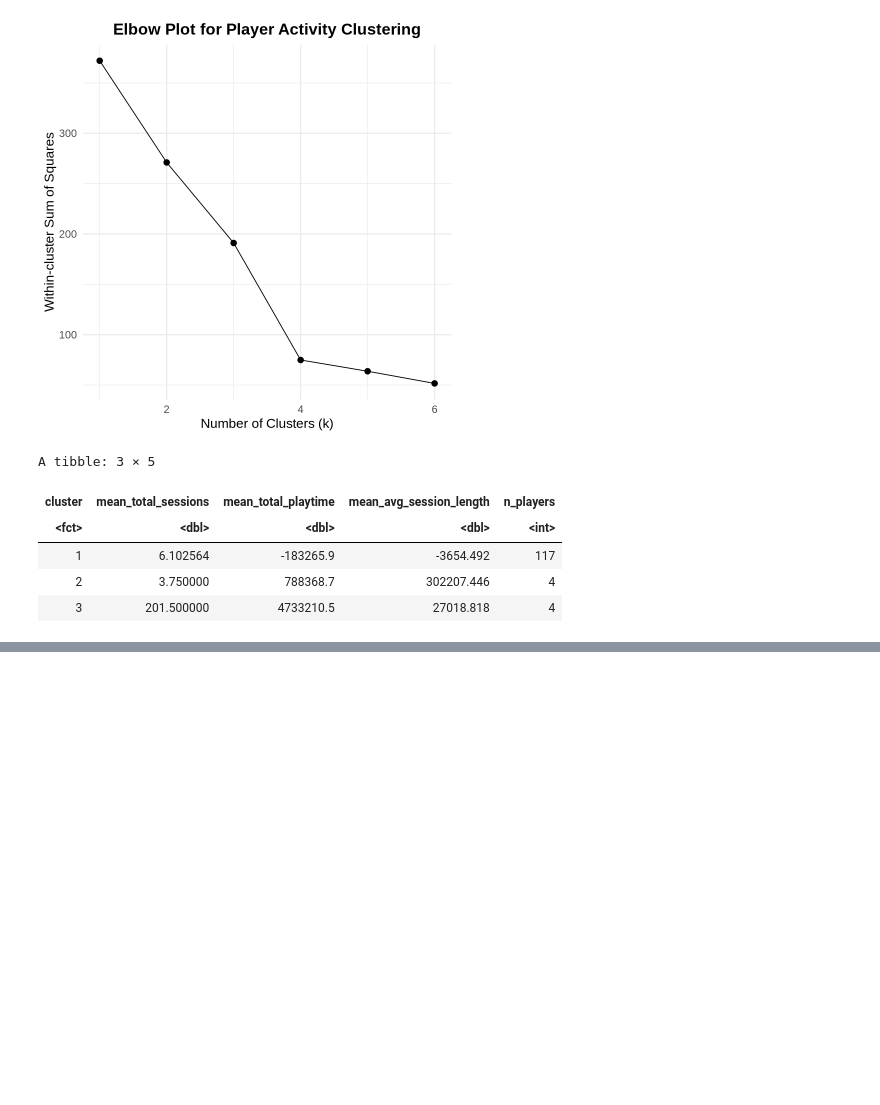
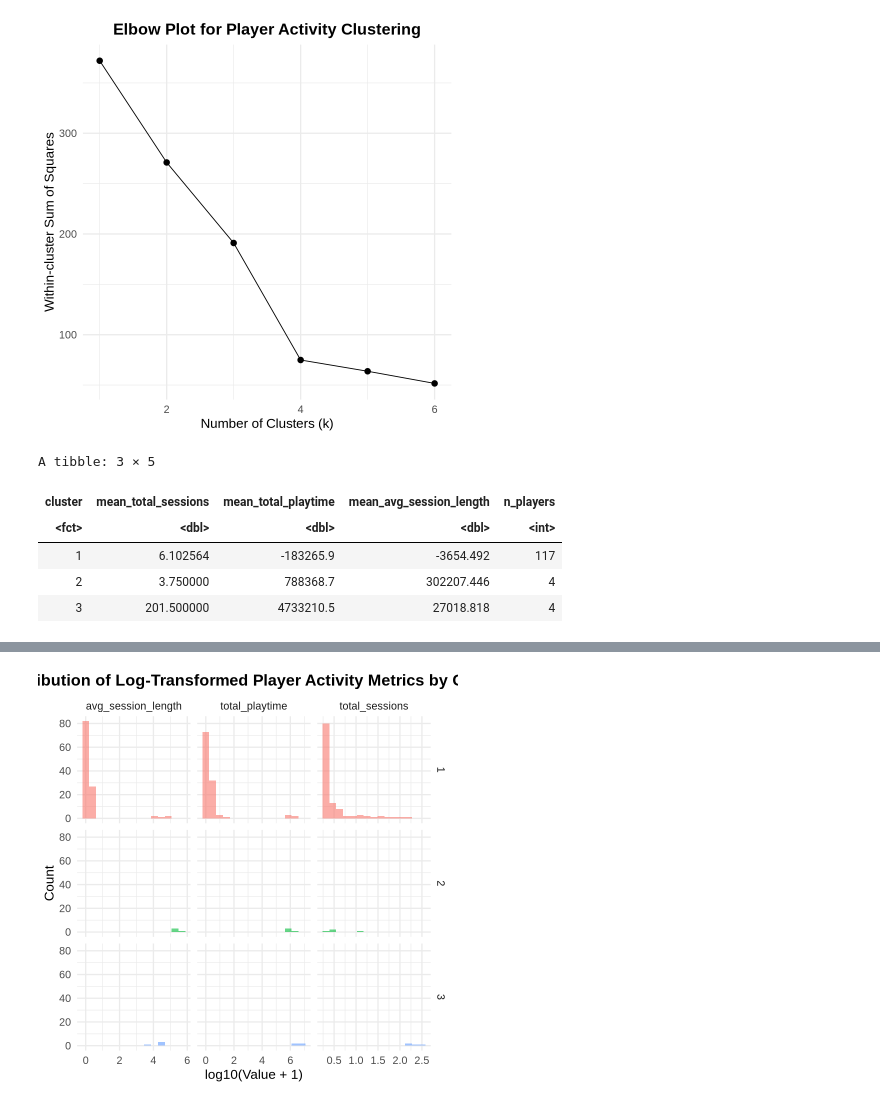
Before and after one commit to ChangGe1231/2025.5.27-DSCI100-project-demo, a Jupyter notebook: Project file (Chang Ge).ipynb, the cells around one changed output, grey strips where cells are left out. Drawn from its saved outputs; the diff is of its cells as text; code cells hidden in the pictures; blank space fills up the shorter version.

Commit message:
Created log-transformed histograms of activity metrics by cluster

```diff
--- a/Project file (Chang Ge).ipynb
+++ b/Project file (Chang Ge).ipynb
@@ -221,23 +221,26 @@ A tibble: 3 × 5
 | 3 | 201.500000 | 4733210.5 | 27018.818 | 4 |
 # %%
 # Convert to long format for easy faceted plotting
+
 activity_long <- activity_features_with_cluster |>
   pivot_longer(
     cols = c(total_sessions, total_playtime, avg_session_length),
     names_to = "metric",
     values_to = "value"
-  )
+  ) |>
+  mutate(log_value = log10(value + 1))
 
-ggplot(activity_long, aes(x = cluster, y = value, fill = cluster)) +
-  geom_boxplot(outlier.shape = NA, alpha = 0.7) +
-  facet_wrap(~ metric, scales = "free_y") +
+ggplot(activity_long, aes(x = log_value, fill = cluster)) +
+  geom_histogram(bins = 15, alpha = 0.6, position = "identity") +
+  facet_grid(cluster ~ metric, scales = "free_x") +
   labs(
-    title = "Distribution of Activity Metrics by Cluster",
-    x = "Cluster",
-    y = "Value"
+    title = "Distribution of Log-Transformed Player Activity Metrics by Cluster",
+    x = "log10(Value + 1)",
+    y = "Count"
   ) +
   theme_minimal(base_size = 16) +
   theme(
     plot.title = element_text(hjust = 0.5, face = "bold"),
     legend.position = "none"
   )
+# %% [output]
@@ -243,0 +254 @@ ggplot(activity_long, aes(x = cluster, y = value, fill = cluster)) +
+[figure, added]
```
Also changed, not shown: parts of 1 cell of this notebook.
